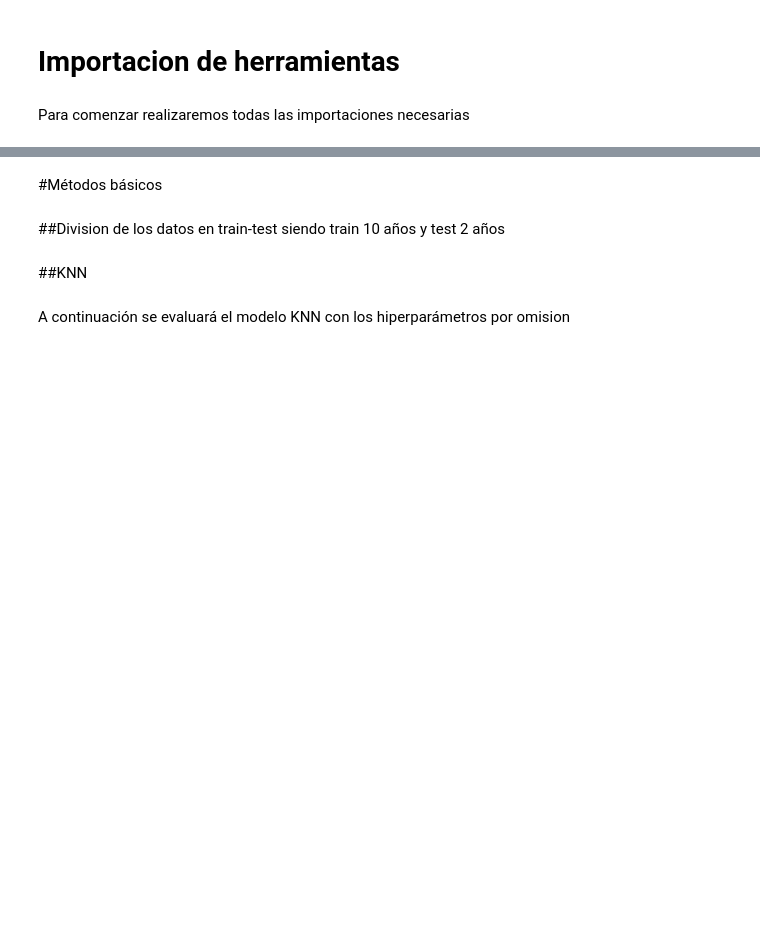
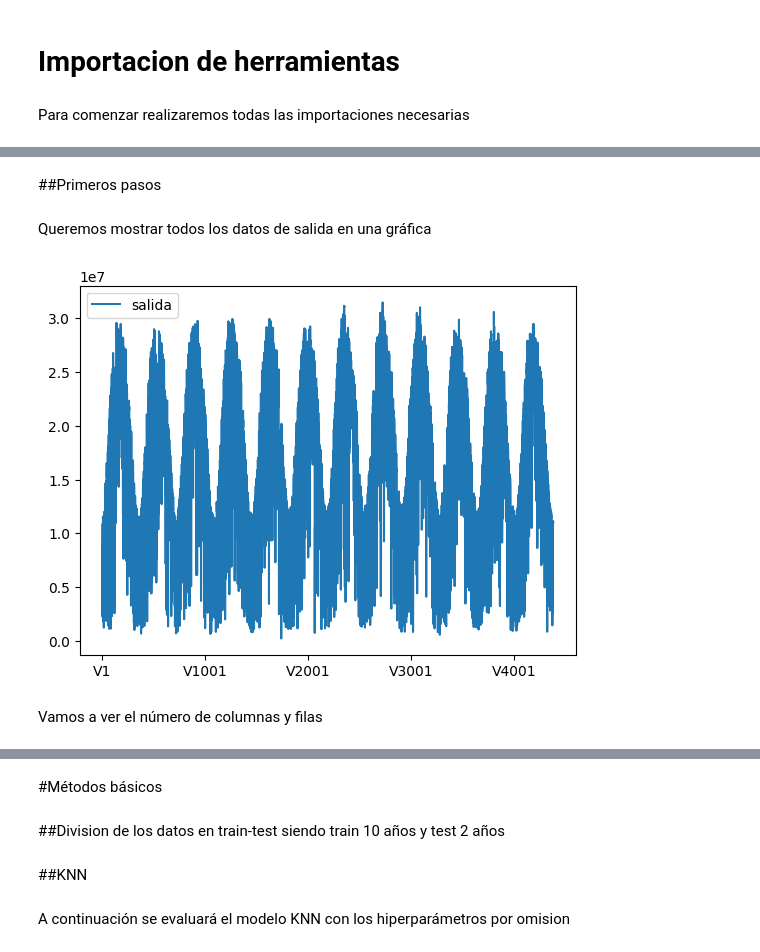
Before and after one commit to cabamarcos/Speech-, a Jupyter notebook: Untitled0.ipynb, the cells around one changed output, grey strips where cells are left out. Cells and saved outputs as stored; diff of their text form; code cells hidden in the pictures; blank space fills up the shorter version.

```diff
--- a/Untitled0.ipynb
+++ b/Untitled0.ipynb
@@ -68,0 +78,16 @@ from sklearn.svm import SVC
+# %%
+datos = pd.read_csv("disp_st27ns1.txt.bz2", compression="bz2",index_col=0)
+#comp_df = pd.read_csv("comp_st27ns1.txt.bz2",compression="bz2",index_col=0)
+# %% [markdown]
+##Primeros pasos
+# %% [markdown]
+Queremos mostrar todos los datos de salida en una gráfica
+# %%
+# Crear el gráfico
+datos[['salida']].plot()
+# Mostrar el gráfico
+plt.show()
+# %% [output]
+[figure, added]
+# %% [markdown]
+Vamos a ver el número de columnas y filas
```
Also changed, not shown: parts of 58 cells of this notebook.
